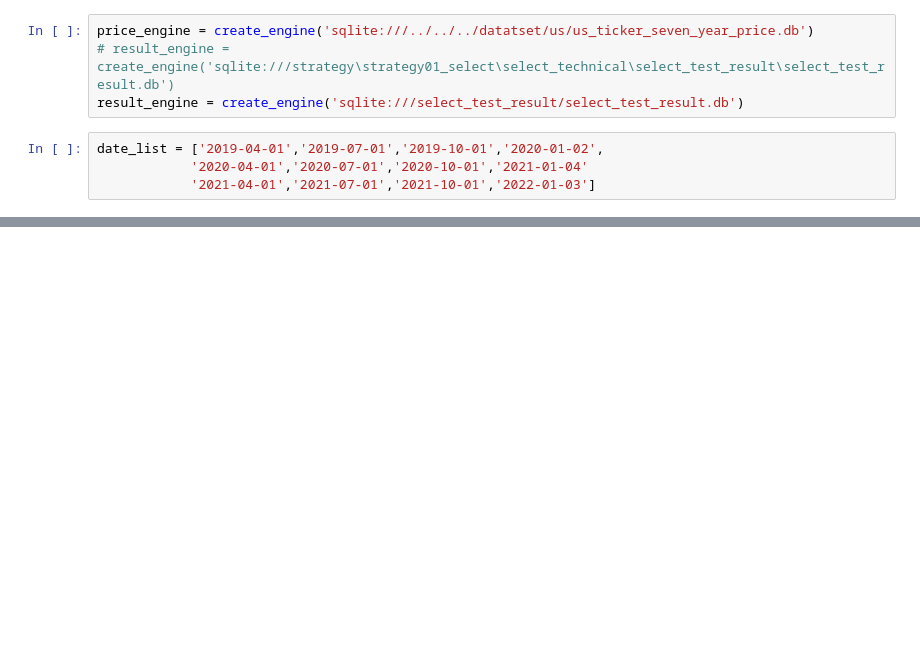
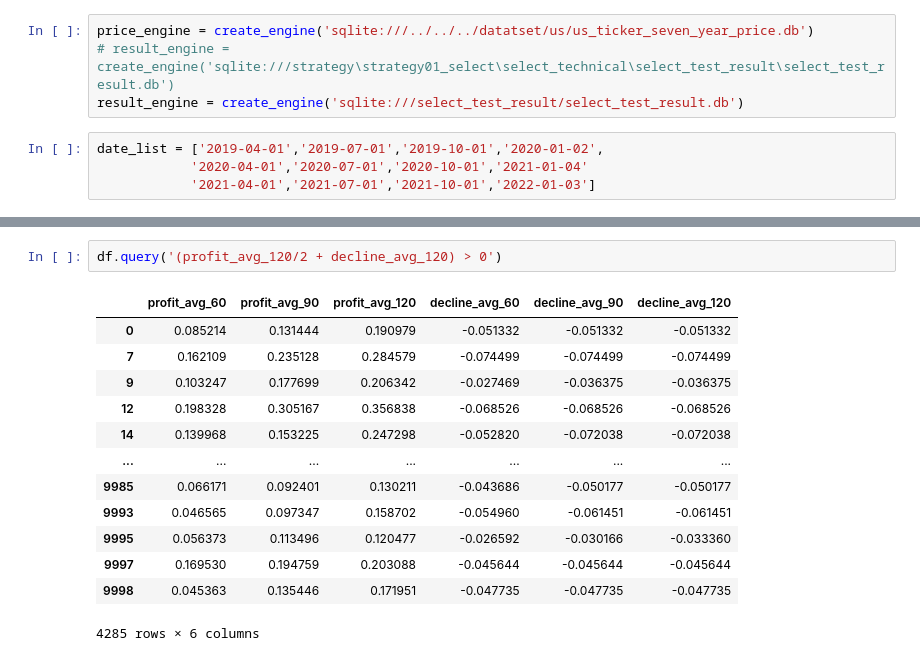
Before and after one commit to Rain1047/Short_Mid_Trend_Trading_System, a Jupyter notebook: strategy/strategy01_select/select_technical/script_select_result_visualization.ipynb, the cells around one changed output, grey strips where cells are left out. Cells and saved outputs as stored; diff of their text form; blank space fills up the shorter version.

```diff
--- a/strategy/strategy01_select/select_technical/script_select_result_visualization.ipynb
+++ b/strategy/strategy01_select/select_technical/script_select_result_visualization.ipynb
@@ -46,0 +55,16 @@ df
+# %%
+df.query('(profit_avg_120/2 + decline_avg_120) > 0')
+# %% [output]
+|  | profit_avg_60 | profit_avg_90 | profit_avg_120 | decline_avg_60 | decline_avg_90 | decline_avg_120 |
+| 0 | 0.085214 | 0.131444 | 0.190979 | -0.051332 | -0.051332 | -0.051332 |
+| 7 | 0.162109 | 0.235128 | 0.284579 | -0.074499 | -0.074499 | -0.074499 |
+| 9 | 0.103247 | 0.177699 | 0.206342 | -0.027469 | -0.036375 | -0.036375 |
+| 12 | 0.198328 | 0.305167 | 0.356838 | -0.068526 | -0.068526 | -0.068526 |
+| 14 | 0.139968 | 0.153225 | 0.247298 | -0.052820 | -0.072038 | -0.072038 |
+| ... | ... | ... | ... | ... | ... | ... |
+| 9985 | 0.066171 | 0.092401 | 0.130211 | -0.043686 | -0.050177 | -0.050177 |
+| 9993 | 0.046565 | 0.097347 | 0.158702 | -0.054960 | -0.061451 | -0.061451 |
+| 9995 | 0.056373 | 0.113496 | 0.120477 | -0.026592 | -0.030166 | -0.033360 |
+| 9997 | 0.169530 | 0.194759 | 0.203088 | -0.045644 | -0.045644 | -0.045644 |
+| 9998 | 0.045363 | 0.135446 | 0.171951 | -0.047735 | -0.047735 | -0.047735 |
+4285 rows × 6 columns
```
Also changed, not shown: parts of 7 cells of this notebook, 12 other files.
